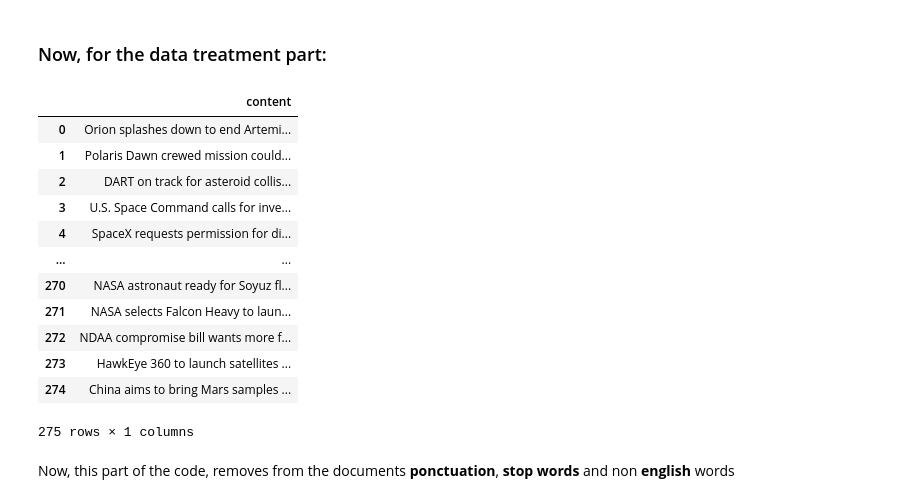
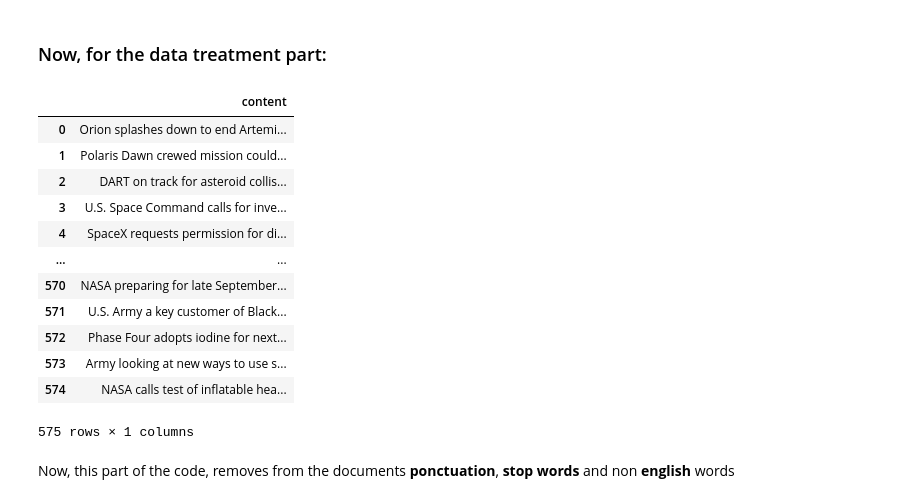
Before and after one commit to SWE3T/TopicModeling, a Jupyter notebook: SpaceNews.ipynb, the cells around one changed output. Saved outputs shown, nothing was run; the diff lists cells and outputs as text; code cells hidden in the pictures.

Commit message:
Teste com mais data

```diff
--- a/SpaceNews.ipynb
+++ b/SpaceNews.ipynb
@@ -228,22 +231,22 @@ memory usage: 800.2+ KB
 ### Now, for the data treatment part:
 # %%
 # For testing purposes, this line set data to be a part of the dataset;
-data = data[:275]
+data = data[:575]
 data
 # %% [output]
 |  | content |
 | 0 | Orion splashes down to end Artemi... |
 | 1 | Polaris Dawn crewed mission could... |
 | 2 | DART on track for asteroid collis... |
 | 3 | U.S. Space Command calls for inve... |
 | 4 | SpaceX requests permission for di... |
 | ... | ... |
-| 270 | NASA astronaut ready for Soyuz fl... |
-| 271 | NASA selects Falcon Heavy to laun... |
-| 272 | NDAA compromise bill wants more f... |
-| 273 | HawkEye 360 to launch satellites ... |
-| 274 | China aims to bring Mars samples ... |
+| 570 | NASA preparing for late September... |
+| 571 | U.S. Army a key customer of Black... |
+| 572 | Phase Four adopts iodine for next... |
+| 573 | Army looking at new ways to use s... |
+| 574 | NASA calls test of inflatable hea... |
-275 rows × 1 columns
+575 rows × 1 columns
 # %% [markdown]
 Now, this part of the code, removes from the documents **ponctuation**, **stop words** and non **english** words
 # %%
```
Also changed, not shown: parts of 9 cells of this notebook.
